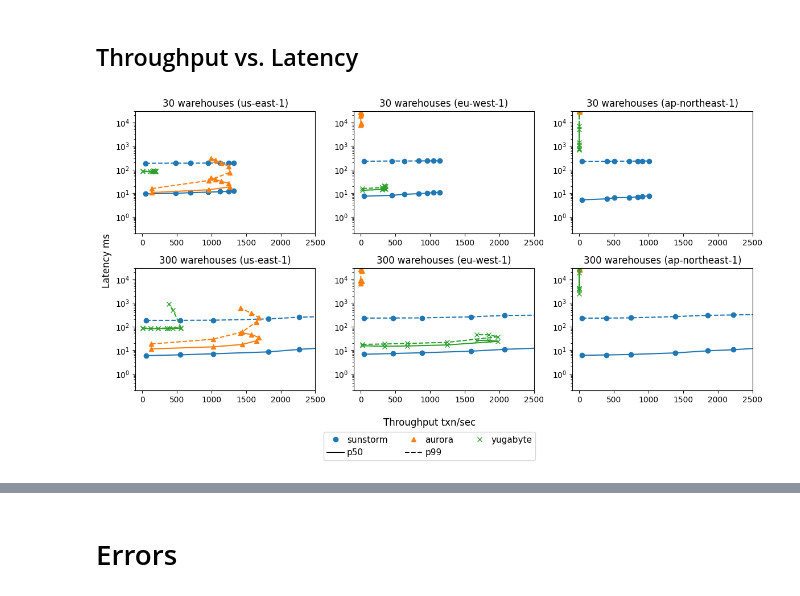
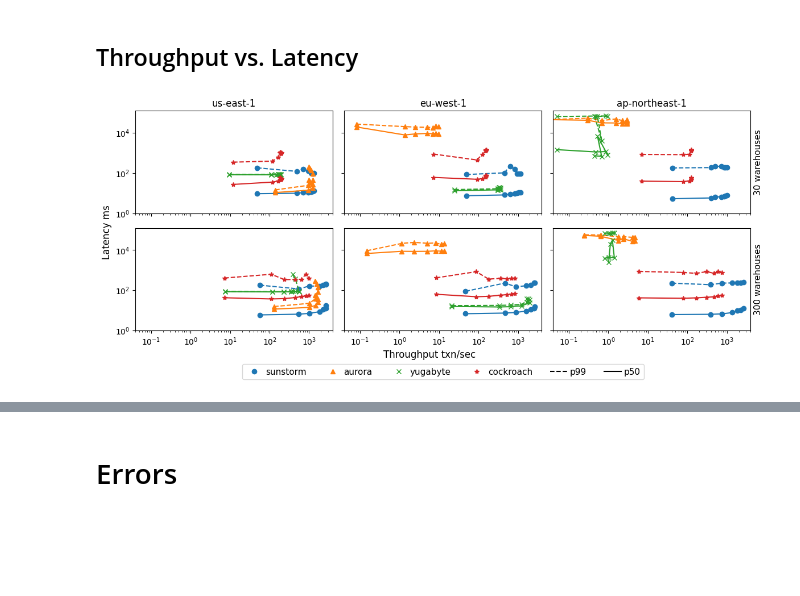
Before and after one commit to ctring/sunstorm-analysis, a Jupyter notebook: tpcc.ipynb, the cells around one changed output, grey strips where cells are left out. Cells and saved outputs as stored; diff of their text form; code cells hidden in the pictures; blank space fills up the shorter version.

Commit message:
Update TPC-C graphs

```diff
--- a/tpcc.ipynb
+++ b/tpcc.ipynb
@@ -106,7 +106,7 @@ def collect_yugabyte_results(path, renew_cache: bool):
 # %% [markdown]
 # Throughput
 # %%
-SYSTEMS = ["sunstorm", "aurora", "yugabyte"]
+SYSTEMS = ["sunstorm", "aurora", "yugabyte", "cockroach"]
 RENEW_CACHE = False
 
 sunstorm_matcher = get_matcher("sunstorm")
@@ -129,11 +129,20 @@ normalize_region_name(aurora_throughput_df)
 yugabyte_matcher = get_matcher("yugabyte")
 yugabyte_throughput_df = collect_yugabyte_results(ROOT / "yugabyte", RENEW_CACHE)
 normalize_region_name(yugabyte_throughput_df)
+
+cockroach_matcher = get_matcher("cockroach")
+cockroach_throughput_df = collect_results(
+    ROOT / "cockroach",
+    cockroach_matcher,
+    RENEW_CACHE,
+)
+normalize_region_name(cockroach_throughput_df)
 # %%
 throughput_df = pd.concat([
     sunstorm_throughput_df.assign(system="sunstorm", terminals_rank=sunstorm_throughput_df["terminals"].rank(method="dense")),
     aurora_throughput_df.assign(system="aurora", terminals_rank=aurora_throughput_df["terminals"].rank(method="dense")),
     yugabyte_throughput_df.assign(system="yugabyte", terminals_rank=yugabyte_throughput_df["terminals"].rank(method="dense")),
+    cockroach_throughput_df.assign(system="cockroach", terminals_rank=cockroach_throughput_df["terminals"].rank(method="dense")),
 ])
 throughput_df
 # %% [output]
@@ -173,9 +182,9 @@ throughput_df.pivot_table(
 from matplotlib.lines import Line2D
 from matplotlib.gridspec import GridSpec
 
-plt.rc('axes', labelsize=12)
+plt.rc('axes', labelsize=11)
 plt.rc('legend', fontsize=11)
-fig = plt.figure(figsize=(12, 6))
+fig = plt.figure(figsize=(12, 5))
 gs = GridSpec(2, 3, figure=fig)
 
 # for scalefactor in [1, 10, 100]:
@@ -186,52 +195,61 @@ for s, scalefactor in enumerate([10, 100]):
         region_df = scale_df[scale_df["region"] == region]
         region_name = {
             "1-us-east-1-0": "us-east-1",
             "2-eu-west-1-0": "eu-west-1",
             "3-ap-northeast-1-0": "ap-northeast-1",
         }[region]
 
         ax = plt.subplot(gs[s, r])
 
-        for i, (system, marker) in enumerate(zip(SYSTEMS, ["o", "^", "x"])):
+        for i, (system, marker) in enumerate(zip(SYSTEMS, ["o", "^", "x", "*"])):
             system_df = region_df[region_df["system"] == system].sort_values("terminals_rank")
 
-            for y, linestyle in [("p50.NewOrder", "-"), ("p99.NewOrder", "--")]:
+            for y, linestyle in [("p50.NewOrder", "-"), ("p95.NewOrder", "--")]:
                 system_df.plot(
-                    title=f"{scalefactor*3} warehouses ({region_name})",
+                    title=f"{region_name}",
                     x="throughput",
                     y=y,
                     style=f"{marker}{linestyle}C{i}",
                     rot=0,
                     logy=True,
-                    # logx=True,
-                    xlim=(-100, 2500),
+                    logx=True,
+                    xlim=(0.04, 4000),
+                    ylim=(1, 120000),
                     ax=ax,
                 )
-                ax.get_legend().remove()
-                ax.set_xlabel("")
+            ax.get_legend().remove()
+            ax.set_xlabel("")
 
-        ax.set_ylim(bottom=0.2, top=30000)
-
-# ax.set_ylabel("latency (ms)")
-fig.supylabel("Latency ms", y=0.5)
-fig.supxlabel("Throughput txn/sec", x=0.5)
-# fig.suptitle("TPC-C NewOrder Transaction")
-
+        if r != 0:
+            ax.get_yaxis().set_ticklabels([])
+        if s == 0:
+            ax.get_xaxis().set_ticklabels([])
+        if s == 1:
+            ax.set_title("")
+        if r == 2:
+            ax.set_ylabel(f"{scalefactor*3} warehouses")
+            ax.yaxis.set_label_position("right")
+        fig.supylabel("Latency ms", y=0.5)
+fig.supxlabel("Throughput txn/sec", x=0.5, y=0.05)
+#fig.suptitle("TPC-C NewOrder Transaction")
 handles=[
     Line2D([0], [0], lw=0, marker='o', color='C0', markerfacecolor='C0', label='sunstorm'),
+    Line2D([0], [0], lw=0, marker='^', color='C1', markerfacecolor='C1', label='aurora'),
+    Line2D([0], [0], lw=0, marker='x', color='C2', markerfacecolor='C2', label='yugabyte'),
+    Line2D([0], [0], lw=0, marker='*', color='C3', markerfacecolor='C3', label='cockroach'),
+    Line2D([0], [0], color='k', linestyle='--', label='p99'),
     Line2D([0], [0], color='k', linestyle='-', label='p50'),
-    Line2D([0], [0], lw=0, marker='^', color='C1', markerfacecolor='C1', label='aurora'),
-    Line2D([0], [0], color='k', linestyle='--', label='p99'),
-    Line2D([0], [0], lw=0, marker='x', color='C2', markerfacecolor='C2', label='yugabyte'),]
+
+]
 
 fig.legend(handles=handles,
            title="",
-           ncol=3,
+           ncol=7,
            loc="upper center",
            handletextpad=0.3,
-           bbox_to_anchor=(0.5,0.01)  # Adjust legend position if needed
+           bbox_to_anchor=(0.52,0.05)  # Adjust legend position if needed
           )
-plt.tight_layout()
-        # fig.savefig(f"output/tpcc-wh{scalefactor}-{region_name}.pdf", bbox_inches="tight")
+fig.tight_layout()
+fig.savefig(f"tpcc-logx.pdf", bbox_inches="tight")
 # %% [output]
-[figure, old version]
+[figure, new version]
```
Also changed, not shown: parts of 5 cells of this notebook, 1 other file.
